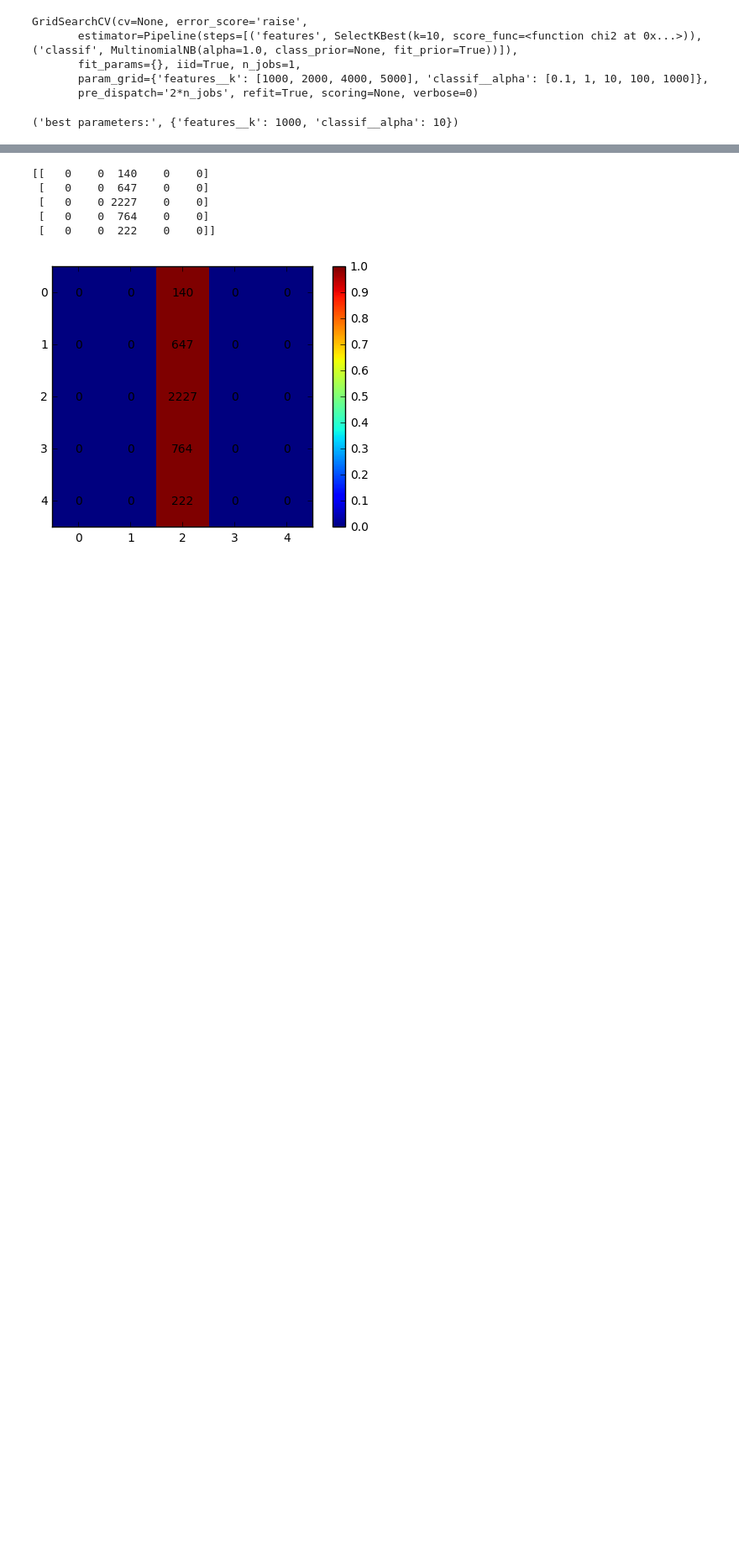
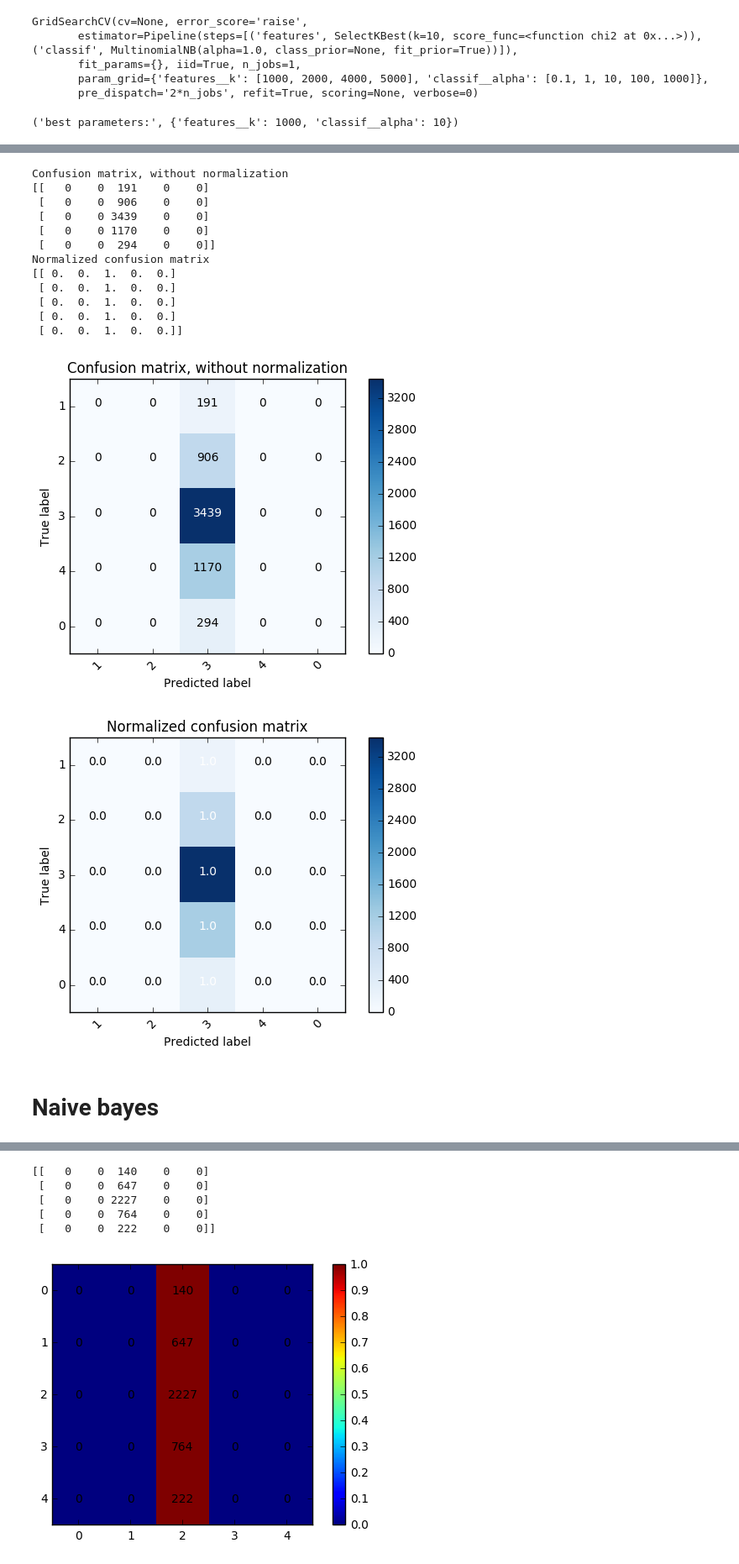
Before and after one commit to amaltarghi/sentiment_analysis, a Jupyter notebook: data_processing_optimise.ipynb, the cells around one changed output, grey strips where cells are left out. Shown: that part at 84% size. Drawn from its saved outputs; the diff is of its cells as text; code cells hidden in the pictures; blank space fills up the shorter version.

```diff
--- a/data_processing_optimise.ipynb
+++ b/data_processing_optimise.ipynb
@@ -401,0 +353,7 @@ X_train.shape
+# %%
+#with feature selection and without bigram
+clf = svm.SVC(decision_function_shape='ovo',kernel='rbf', gamma=0.1,C=0.1)
+#clf = svm.LinearSVC()
+#clf.kernel='polynomial'
+clf.fit(X_train, y_train)
+y_pred = clf.predict(X_test)
@@ -402,2 +369,70 @@ X_train.shape
+# %%
+import itertools
+class_names = target
+def plot_confusion_matrix(cm, classes,
+                          normalize=False,
+                          title='Confusion matrix',
+                          cmap=plt.cm.Blues):
+    """
+    This function prints and plots the confusion matrix.
+    Normalization can be applied by setting `normalize=True`.
+    """
+    plt.imshow(cm, interpolation='nearest', cmap=cmap)
+    plt.title(title)
+    plt.colorbar()
+    tick_marks = np.arange(len(classes))
+    plt.xticks(tick_marks, classes, rotation=45)
+    plt.yticks(tick_marks, classes)
+
+    if normalize:
+        cm = cm.astype('float') / cm.sum(axis=1)[:, np.newaxis]
+        print("Normalized confusion matrix")
+    else:
+        print('Confusion matrix, without normalization')
+
+    print(cm)
+
+    thresh = cm.max() / 2.
+    for i, j in itertools.product(range(cm.shape[0]), range(cm.shape[1])):
+        plt.text(j, i, cm[i, j],
+                 horizontalalignment="center",
+                 color="white" if cm[i, j] > thresh else "black")
+
+    plt.tight_layout()
+    plt.ylabel('True label')
+    plt.xlabel('Predicted label')
+
+# Compute confusion matrix
+cnf_matrix = confusion_matrix(y_test, y_pred)
+
+
+# Plot non-normalized confusion matrix
+plt.figure()
+plot_confusion_matrix(cnf_matrix, classes=class_names,
+                      title='Confusion matrix, without normalization')
+
+# Plot normalized confusion matrix
+plt.figure()
+plot_confusion_matrix(cnf_matrix, classes=class_names, normalize=True,
+                      title='Normalized confusion matrix')
+
+plt.show()
+# %% [output]
+Confusion matrix, without normalization
+[[   0    0  191    0    0]
+ [   0    0  906    0    0]
+ [   0    0 3439    0    0]
+ [   0    0 1170    0    0]
+ [   0    0  294    0    0]]
+Normalized confusion matrix
+[[ 0.  0.  1.  0.  0.]
+ [ 0.  0.  1.  0.  0.]
+ [ 0.  0.  1.  0.  0.]
+ [ 0.  0.  1.  0.  0.]
+ [ 0.  0.  1.  0.  0.]]
+[figure, added]
+[figure, added]
+# %% [markdown]
+# Naive bayes
 # %%
 #without feature selection and without ngram
```
Also changed, not shown: parts of 46 cells of this notebook, 14 other files.
